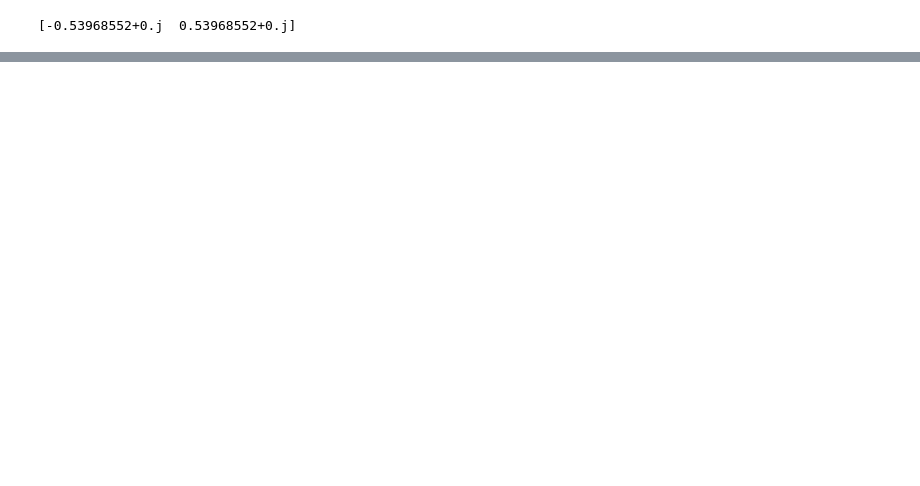
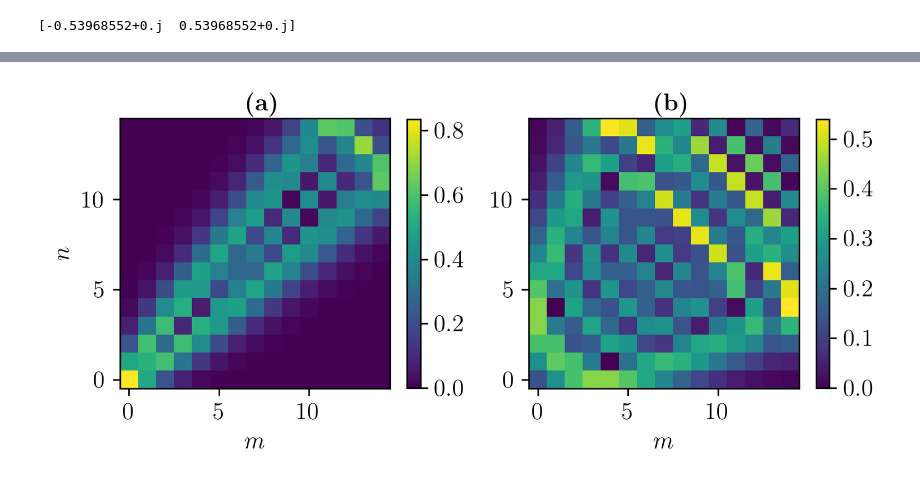
Before and after one commit to robingrether/Born-Markov, a Jupyter notebook: Holstein.ipynb, the cells around one changed output, grey strips where cells are left out. Cells and saved outputs as stored; diff of their text form; code cells hidden in the pictures; blank space fills up the shorter version.

```diff
--- a/Holstein.ipynb
+++ b/Holstein.ipynb
@@ -191,0 +138,31 @@ pyplot.show()
+# %%
+def FC_plus(N, lamda, omega):
+    a_op = numpy.diag(numpy.sqrt(numpy.arange(1, N)), k=1)
+    a_dag = numpy.transpose(a_op)
+    return linalg.expm((lamda/omega) * (a_dag - a_op))
+
+def FC_minus(N, lamda, omega):
+    a_op = numpy.diag(numpy.sqrt(numpy.arange(1, N)), k=1)
+    a_dag = numpy.transpose(a_op)
+    return linalg.expm((lamda/omega) * (a_op - a_dag))
+
+fig, (ax1, ax2) = pyplot.subplots(1, 2, figsize=(6,3), tight_layout=True)
+
+pos1 = ax1.imshow(abs(FC_plus(15, .12, .2)), origin="lower")
+ax1.set_xlabel("$m$")
+ax1.set_ylabel("$n$")
+ax1.text(7.5, 14.6, "\\textbf{(a)}", ha="center", va="bottom")
+cb1 = fig.colorbar(pos1, ax=ax1, shrink=.73)
+cb1.ax.set_yticks([.0, .2, .4, .6, .8])
+
+pos2 = ax2.imshow(abs(FC_plus(15, .4, .2)), origin="lower")
+ax2.set_xlabel("$m$")
+ax2.text(7.5, 14.6, "\\textbf{(b)}", ha="center", va="bottom")
+cb2 = fig.colorbar(pos2, ax=ax2, shrink=.73)
+cb2.ax.set_yticks([.0, .1, .2, .3, .4, .5])
+
+pyplot.savefig("HOL_franckcondon.pdf")
+pyplot.gcf().set_dpi(300)
+pyplot.show()
+# %% [output]
+[figure, added]
```
Also changed, not shown: parts of 4 cells of this notebook, 4 other files.
